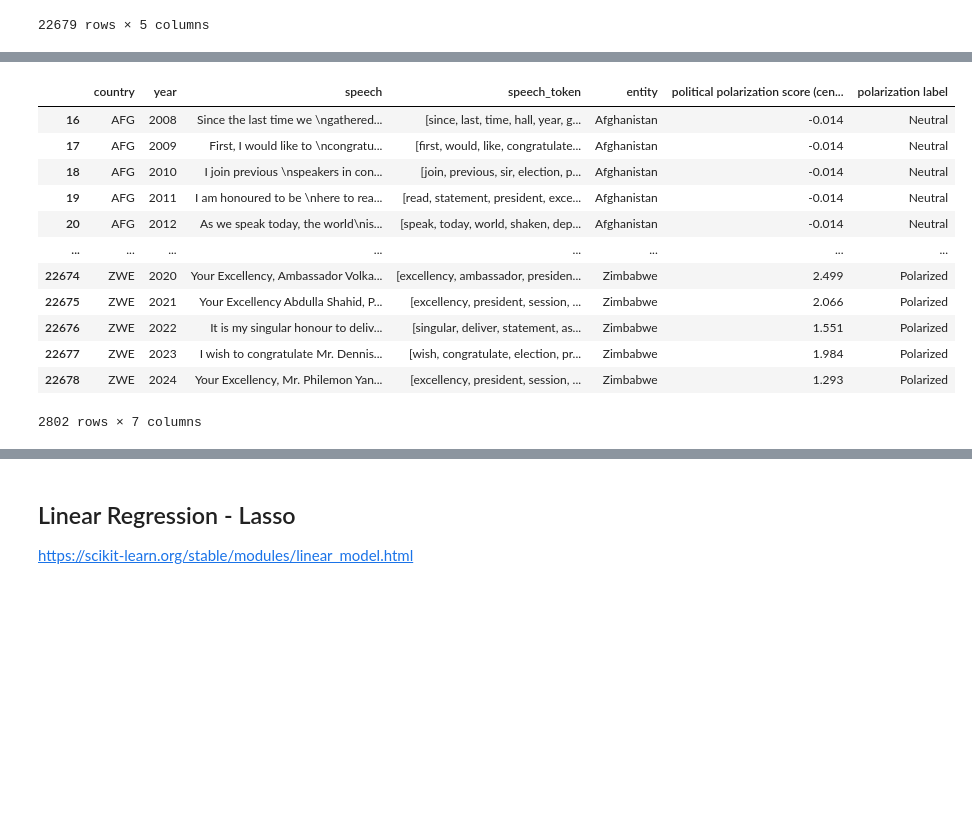
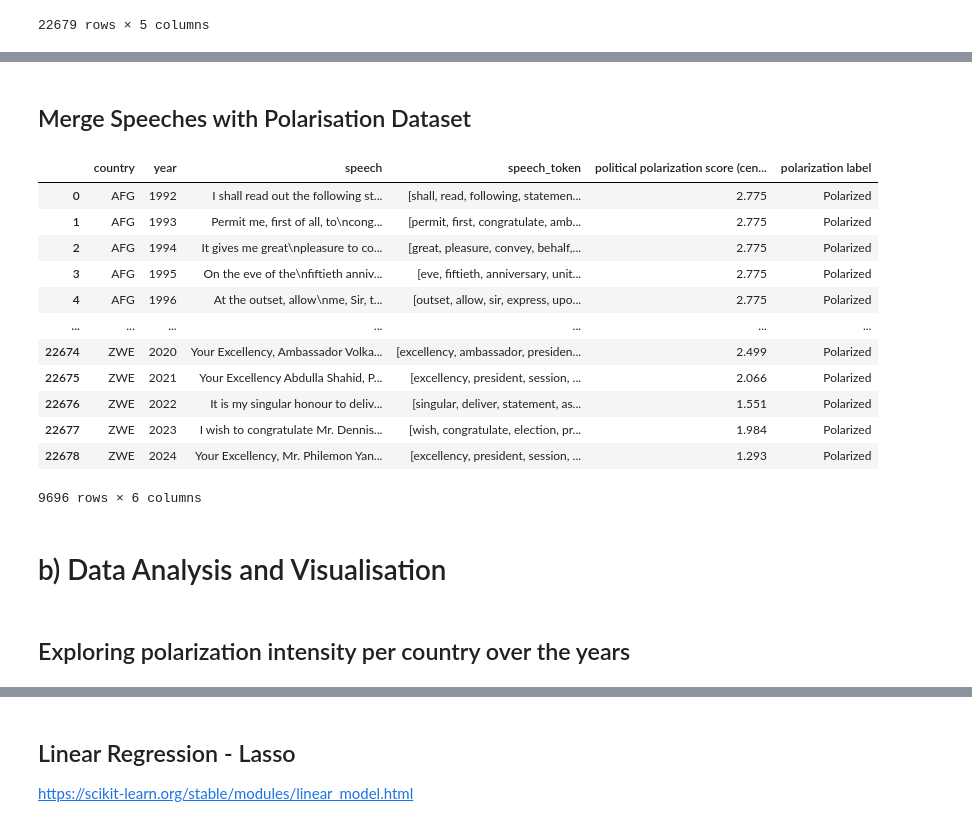
Before and after one commit to ileshyadav2002/FDS_ASSIGNMENT1, a Jupyter notebook: TD_IDF.ipynb, the cells around one changed output, grey strips where cells are left out. Saved outputs shown, nothing was run; the diff lists cells and outputs as text; code cells hidden in the pictures; blank space fills up the shorter version.

```diff
--- a/TD_IDF.ipynb
+++ b/TD_IDF.ipynb
@@ -35,6 +51,6 @@ True
 This code loops from the folders of TXT and takes every .txt file that does not start with ._ which contain the speeches per country per year. These are then added to a dataframe, storing the year, country code and the speech
 # %%
-path = Path("/home/swastik/Downloads/UNGDC_1946-2024(1)/TXT")##your file path
+path = Path("/Users/ileshyadav/Desktop/FDS_ASSIGNMENT1-main/TXT")
 
 name_text = []
 for folder in path.iterdir():
@@ -207,29 +328,37 @@ polarization_df
+# %% [markdown]
+## Merge Speeches with Polarisation Dataset
 # %%
 for df in (df_tokenize, polarization_df):
     df['country'] = df['country'].astype(str).str.strip()
     df['year'] = pd.to_numeric(df['year'], errors='coerce').astype('Int64')
 
 bad_tf = df_tokenize[df_tokenize['year'].isna()]
 bad_pol = polarization_df[polarization_df['year'].isna()]
 
+##merge on right so that we filter out UN countries with missing polarisation scores
 merged_df = df_tokenize.merge(
     polarization_df,
     how='right',
     on=['country', 'year']
 )
+merged_df = merged_df.drop(columns=['entity'])
 merged_df = merged_df.dropna()
 merged_df
 # %% [output]
-|  | country | year | speech | speech_token | entity | political polarization score (cen... | polarization label |
-| 16 | AFG | 2008 | Since the last time we \ngathered... | [since, last, time, hall, year, g... | Afghanistan | -0.014 | Neutral |
-| 17 | AFG | 2009 | First, I would like to \ncongratu... | [first, would, like, congratulate... | Afghanistan | -0.014 | Neutral |
-| 18 | AFG | 2010 | I join previous \nspeakers in con... | [join, previous, sir, election, p... | Afghanistan | -0.014 | Neutral |
-| 19 | AFG | 2011 | I am honoured to be \nhere to rea... | [read, statement, president, exce... | Afghanistan | -0.014 | Neutral |
-| 20 | AFG | 2012 | ﻿As we speak today, the world\nis... | [speak, today, world, shaken, dep... | Afghanistan | -0.014 | Neutral |
-| ... | ... | ... | ... | ... | ... | ... | ... |
-| 22674 | ZWE | 2020 | Your Excellency, Ambassador Volka... | [excellency, ambassador, presiden... | Zimbabwe | 2.499 | Polarized |
-| 22675 | ZWE | 2021 | Your Excellency Abdulla Shahid, P... | [excellency, president, session, ... | Zimbabwe | 2.066 | Polarized |
-| 22676 | ZWE | 2022 | It is my singular honour to deliv... | [singular, deliver, statement, as... | Zimbabwe | 1.551 | Polarized |
-| 22677 | ZWE | 2023 | I wish to congratulate Mr. Dennis... | [wish, congratulate, election, pr... | Zimbabwe | 1.984 | Polarized |
-| 22678 | ZWE | 2024 | Your Excellency, Mr. Philemon Yan... | [excellency, president, session, ... | Zimbabwe | 1.293 | Polarized |
+|  | country | year | speech | speech_token | political polarization score (cen... | polarization label |
+| 0 | AFG | 1992 | I shall read out the following st... | [shall, read, following, statemen... | 2.775 | Polarized |
+| 1 | AFG | 1993 | Permit me, first of all, to\ncong... | [permit, first, congratulate, amb... | 2.775 | Polarized |
+| 2 | AFG | 1994 | It gives me great\npleasure to co... | [great, pleasure, convey, behalf,... | 2.775 | Polarized |
+| 3 | AFG | 1995 | On the eve of the\nfiftieth anniv... | [eve, fiftieth, anniversary, unit... | 2.775 | Polarized |
+| 4 | AFG | 1996 | ﻿At the outset, allow\nme, Sir, t... | [outset, allow, sir, express, upo... | 2.775 | Polarized |
+| ... | ... | ... | ... | ... | ... | ... |
+| 22674 | ZWE | 2020 | Your Excellency, Ambassador Volka... | [excellency, ambassador, presiden... | 2.499 | Polarized |
+| 22675 | ZWE | 2021 | Your Excellency Abdulla Shahid, P... | [excellency, president, session, ... | 2.066 | Polarized |
+| 22676 | ZWE | 2022 | It is my singular honour to deliv... | [singular, deliver, statement, as... | 1.551 | Polarized |
+| 22677 | ZWE | 2023 | I wish to congratulate Mr. Dennis... | [wish, congratulate, election, pr... | 1.984 | Polarized |
+| 22678 | ZWE | 2024 | Your Excellency, Mr. Philemon Yan... | [excellency, president, session, ... | 1.293 | Polarized |
-2802 rows × 7 columns
+9696 rows × 6 columns
+# %% [markdown]
+# b) Data Analysis and Visualisation
+# %% [markdown]
+## Exploring polarization intensity per country over the years
```
Also changed, not shown: parts of 43 cells of this notebook.
